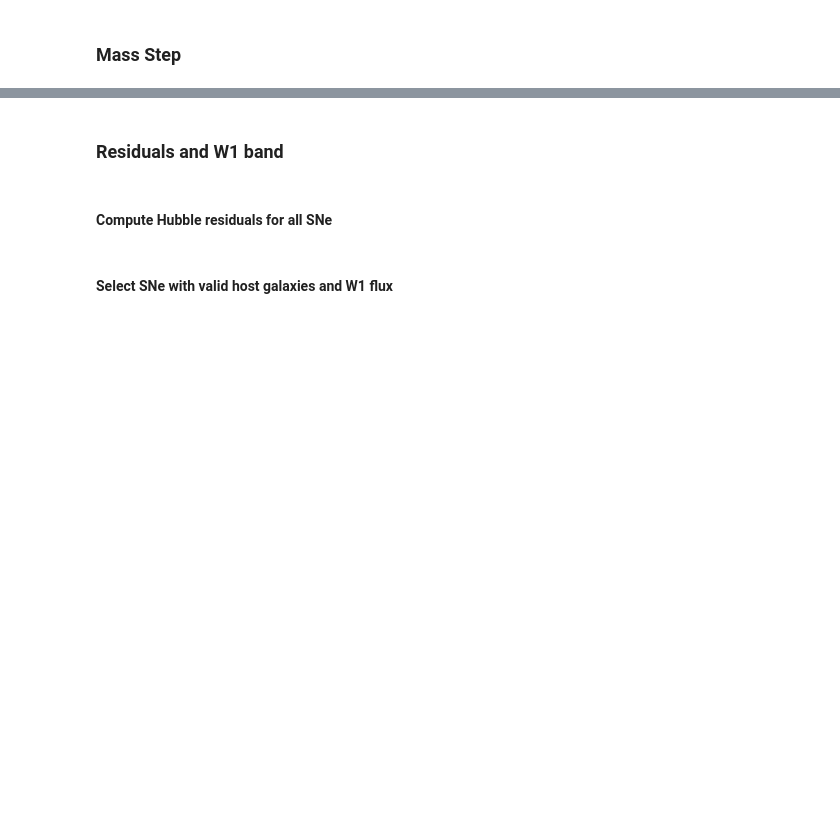
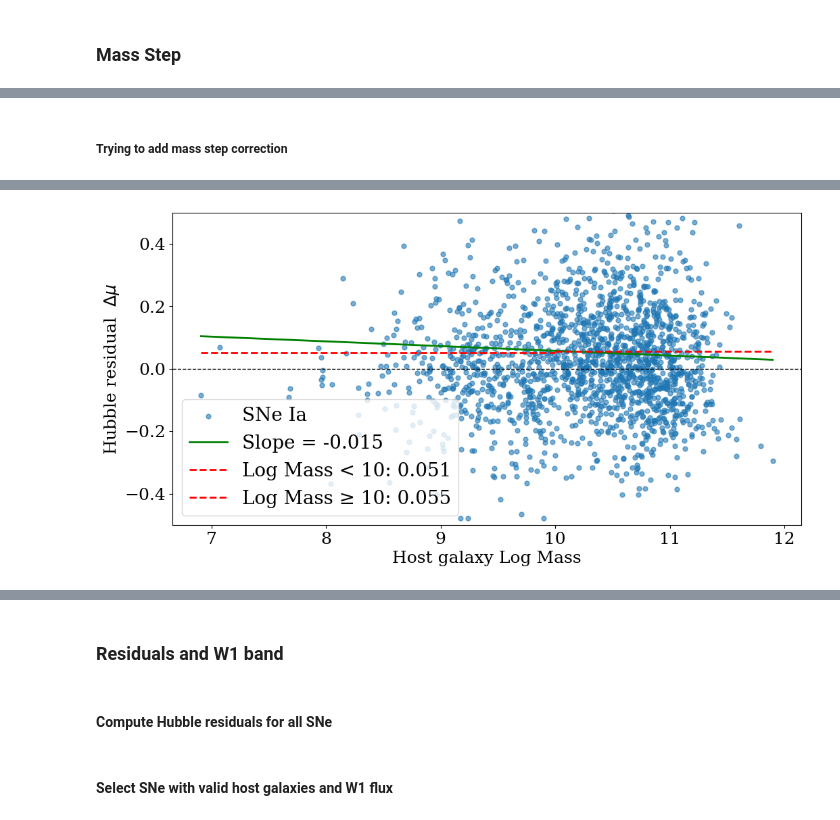
Before and after one commit to davidliuyh/HubbleDiagram, a Jupyter notebook: residual_mass_step&w1.ipynb, the cells around one changed output, grey strips where cells are left out. Cells and saved outputs as stored; diff of their text form; code cells hidden in the pictures; blank space fills up the shorter version.

Commit message:
update mass step process

```diff
--- a/residual_mass_step&w1.ipynb
+++ b/residual_mass_step&w1.ipynb
@@ -572,0 +600,78 @@ Correlation is NOT statistically significant at α=0.05 level
+# %% [markdown]
+##### Trying to add mass step correction
+# %%
+def mass_step_flat_LCDM_no_marg_correction():
+    host_mass = SN_sample["HOSTGAL_LOGMASS"]
+    gamma = 0.033
+    # # Another correction method
+    # gamma = 0.033
+    # tau = 0.1 # 文章没给
+    # mu_mass_corrected = (
+    #     SN_sample["MU"] - gamma * (1 + np.exp((host_mass - 10) / tau)) ** (-1) - 0.5 * gamma
+    # )
+    mu_mass_corrected = SN_sample["MU"] + gamma / 2 * np.where(host_mass >= 10, 1, -1)
+    residual_mass_corrected = mu_mass_corrected - np.array(
+        [distance_modulus(z, [Omega_m_q50], model="Flat_LCDM") + M_q50 for z in z_data]
+    )
+
+    coef_mass_corrected = np.polyfit(host_mass, residual_mass_corrected, 1)
+    slope_mass_corrected, intercept_mass_corrected = coef_mass_corrected
+
+    xfit_mass_corrected = np.linspace(host_mass.min(), host_mass.max(), 200)
+    yfit_mass_corrected = (
+        slope_mass_corrected * xfit_mass_corrected + intercept_mass_corrected
+    )
+
+    print(
+        f"Linear trend: Δμ = ({slope_mass_corrected:.4f}) × Log Mass + ({intercept_mass_corrected:.4f})"
+    )
+
+    plt.figure(figsize=(12, 6))
+    plt.scatter(host_mass, residual_mass_corrected, s=25, alpha=0.6, label="SNe Ia")
+    plt.plot(
+        xfit_mass_corrected,
+        yfit_mass_corrected,
+        color="green",
+        lw=2,
+        label=f"Slope = {slope_mass_corrected:.3f}",
+    )
+
+    # 计算两个质量区间的平均值
+    mask_low_mass_corrected = host_mass < 10
+    mask_high_mass_corrected = host_mass >= 10
+
+    mean_low_mass_corrected = np.mean(residual_mass_corrected[mask_low_mass_corrected])
+    mean_high_mass_corrected = np.mean(residual_mass_corrected[mask_high_mass_corrected])
+
+    print(f"Mean Δμ for Log Mass < 10: {mean_low_mass_corrected:.4f}")
+    print(f"Mean Δμ for Log Mass >= 10: {mean_high_mass_corrected:.4f}")
+
+    plt.plot(
+        [np.min(host_mass), 10],
+        [mean_low_mass_corrected, mean_low_mass_corrected],
+        color="r",
+        ls="--",
+        lw=2,
+        label=f"Log Mass < 10: {mean_low_mass_corrected:.3f}",
+    )
+
+    plt.plot(
+        [10, np.max(host_mass)],
+        [mean_high_mass_corrected, mean_high_mass_corrected],
+        color="r",
+        ls="--",
+        lw=2,
+        label=f"Log Mass ≥ 10: {mean_high_mass_corrected:.3f}",
+    )
+
+    plt.axhline(0.0, color="k", ls="--", lw=1)
+    plt.xlabel("Host galaxy Log Mass")
+    plt.ylabel(r"Hubble residual  $\Delta\mu$")
+    plt.ylim(-0.5, 0.5)
+    plt.legend()
+
+    pearson_test(host_mass, residual_mass_corrected)
+    plt.show()
+
+mass_step_flat_LCDM_no_marg_correction()
+# %% [output]
@@ -572,0 +687 @@ Correlation is NOT statistically significant at α=0.05 level
+[figure, added]
```
Also changed, not shown: parts of 22 cells of this notebook.
